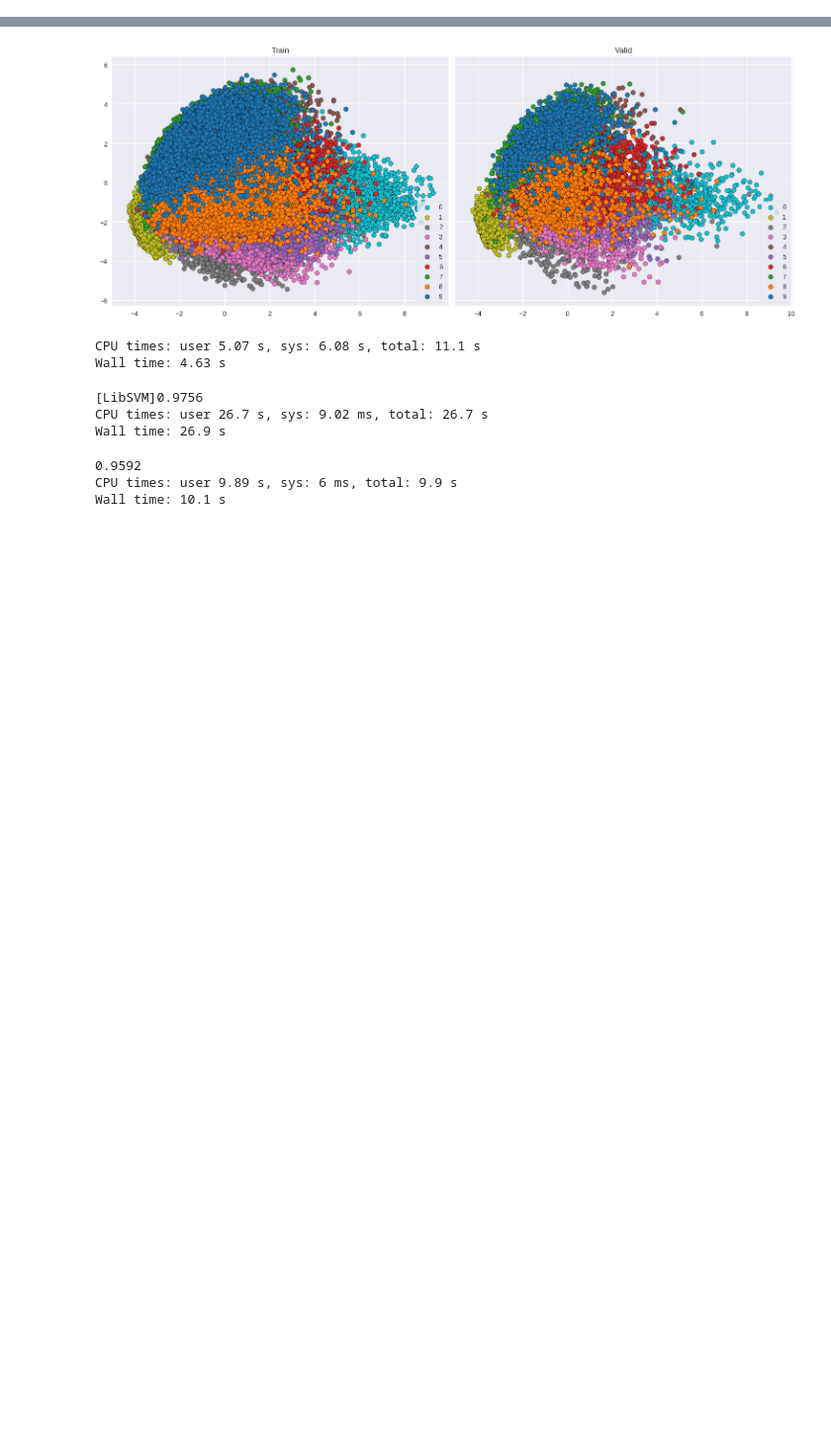
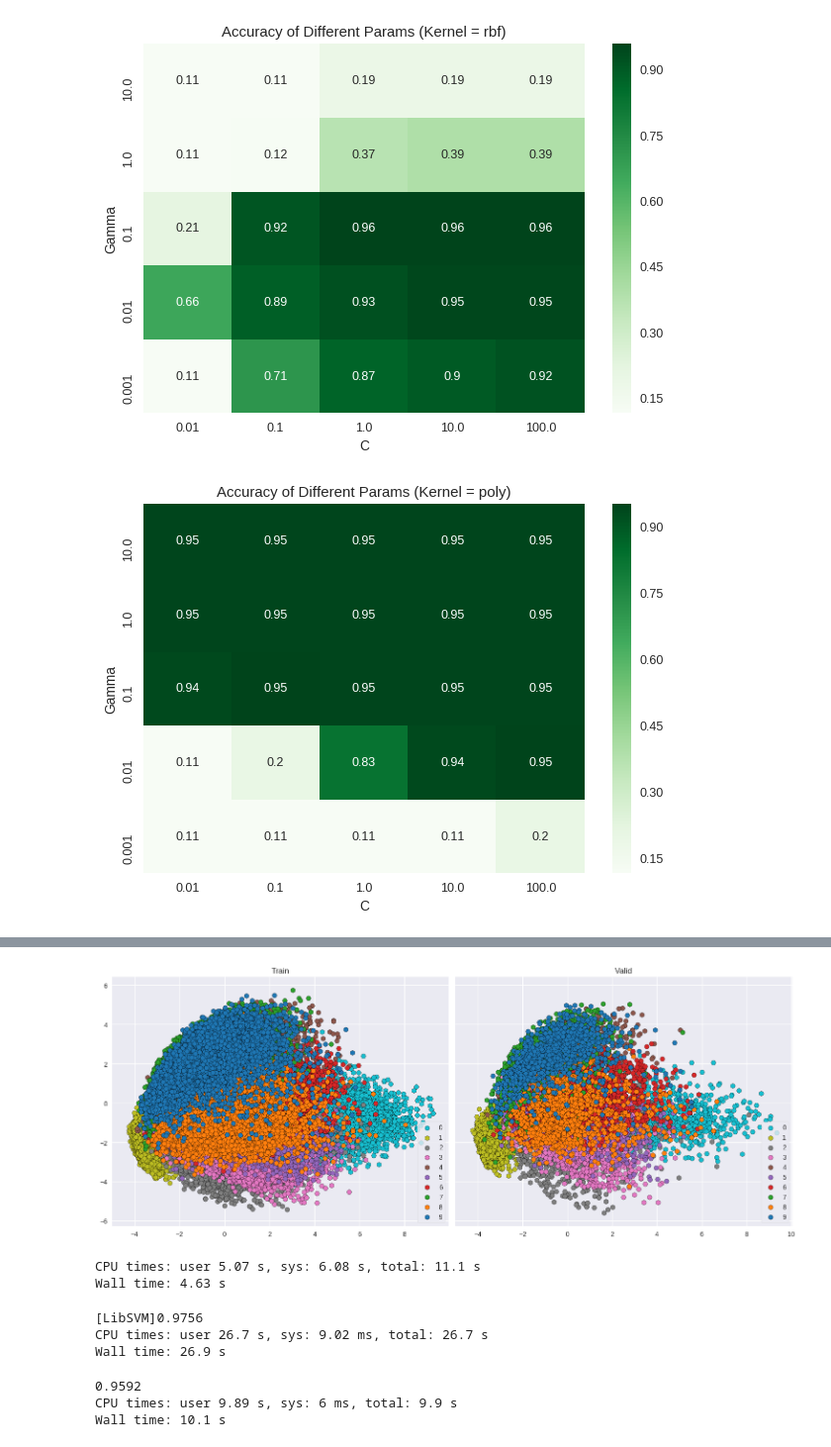
Before and after one commit to amoshyc/ccu-multimedia, a Jupyter notebook: hw2/mnist.ipynb, the cells around one changed output, grey strips where cells are left out. Shown at 99% size. Drawn from its saved outputs; the diff is of its cells as text; code cells hidden in the pictures; blank space fills up the shorter version.

Commit message:
Update gridcv

```diff
--- a/hw2/mnist.ipynb
+++ b/hw2/mnist.ipynb
@@ -108,0 +60,18 @@ print(clf.best_params_)
+# %%
+%%time
+
+params = {
+    'kernel': ['rbf', 'linear', 'poly'],
+    'C': [1e-2, 1e-1, 1, 10, 100],
+    'gamma': [1e-3, 1e-2, 1e-1, 1, 10],
+},
+
+xs, ys = resample(xt, yt, n_samples=10000)
+clf = GridSearchCV(SVC(), params, cv=2, scoring='accuracy',
+                   n_jobs=2, return_train_score=True)
+clf.fit(xs, ys)
+print('Best Param:', clf.best_params_)
+print('Best Model Score:', clf.best_estimator_.score(xv, yv))
+
+with open('gridcv.pkl', 'wb') as f:
+    pickle.dump(clf, f)
@@ -108,0 +83,6 @@ print(clf.best_params_)
+# %%
+with open('gridcv.pkl', 'rb') as f:
+    clf = pickle.load(f)
+
+data = pd.DataFrame(clf.cv_results_)
+data.head()
@@ -108,0 +96,15 @@ print(clf.best_params_)
+# %%
+for k in ['rbf', 'poly', 'linear']:
+    df = data[data['param_kernel'] == k]
+    df = df.pivot(index='param_gamma', columns='param_C', values='mean_test_score')
+
+    fig, ax = plt.subplots(dpi=90)
+    sns.heatmap(df, ax=ax, annot=True, cmap=plt.cm.Greens)
+    ax.set_xlabel('C')
+    ax.set_ylabel('Gamma')
+    ax.set_title('Accuracy of Different Params (Kernel = {})'.format(k))
+    ax.invert_yaxis()
+    plt.show()
+# %% [output]
+[figure, added]
+[figure, added]
```
Also changed, not shown: parts of 8 cells of this notebook, 1 other file.
